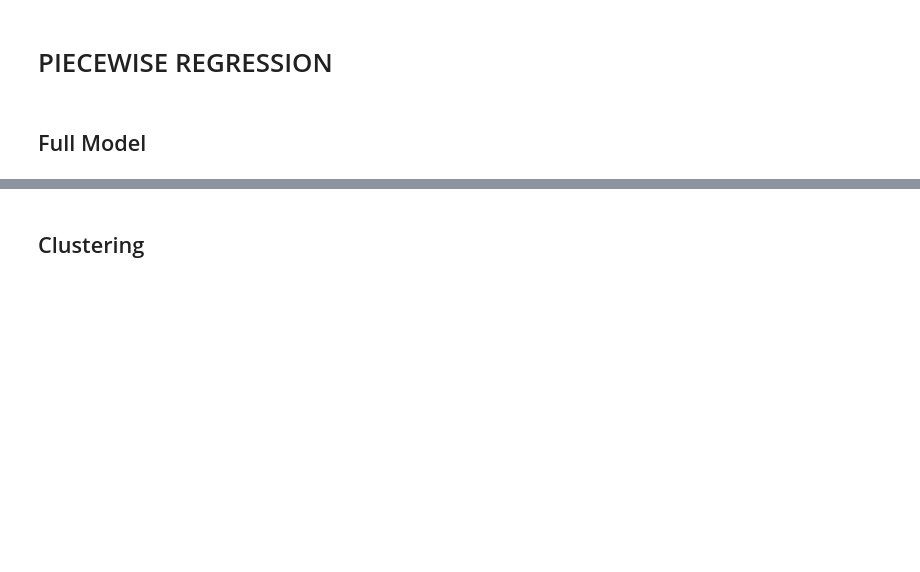
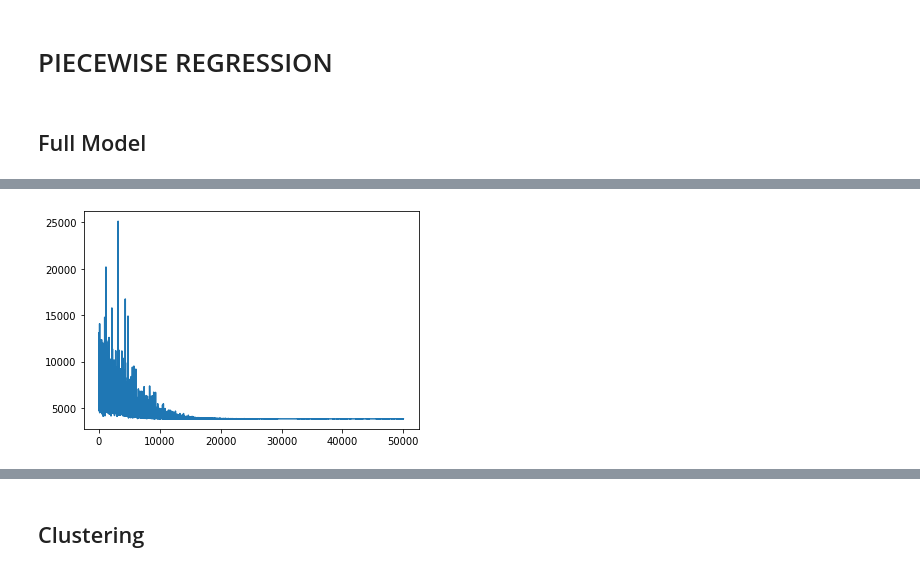
Before and after one commit to rcb2021/ET5003_SEM1_2021-2, a Jupyter notebook: ET5003_Etivity2_RayBeechinor_20201214.ipynb, the cells around one changed output, grey strips where cells are left out. Drawn from its saved outputs; the diff is of its cells as text; code cells hidden in the pictures; blank space fills up the shorter version.

```diff
--- a/ET5003_Etivity2_RayBeechinor_20201214.ipynb
+++ b/ET5003_Etivity2_RayBeechinor_20201214.ipynb
@@ -799,15 +776,40 @@ dfcost.describe()
 # assume not all of the features are informative or useful
 # in this exercise you could try all of them if possible
 
-featrain = ['feature_1','feature_2','feature_3','cost']
+featrain = ['latitude','longitude','surface','price']
 # dropna: remove missing values
 df_subset_train = dftrain[featrain].dropna(axis=0)
 
-featest = ['feature_1','feature_2','feature_3']
+featest = ['latitude','longitude','surface']
 df_subset_test  =  dftest[featest].dropna(axis=0)
 
 # cost
-df_cost = df_cost[df_cost.index.isin(df_subset_test.index)]
+dfcost = dfcost[dfcost.index.isin(df_subset_test.index)]
+# %%
+# train set, input columns
+Xs_train = df_subset_train.iloc[:,0:-1].values
+# train set, output column, cost
+ys_train = df_subset_train.iloc[:,-1].values.reshape(-1,1)
+
+# test set, input columns
+Xs_test = df_subset_test.iloc[:,0:].values
+# test set, output column, cost
+y_test = dfcost.Expected.values
+# %%
+# StandardScaler() will normalize the features i.e. each column of X,
+# so, each column/feature/variable will have μ = 0 and σ = 1
+sc = StandardScaler()
+
+Xss_train = np.hstack([Xs_train,Xs_train[:,[2]]**2])
+xscaler = sc.fit(Xss_train)
+Xn_train = xscaler.transform(Xss_train)
+
+Xss_test = np.hstack([Xs_test,Xs_test[:,[2]]**2])
+Xn_test = xscaler.transform(Xss_test)
+
+ylog = np.log(ys_train.astype('float'))
+yscaler = StandardScaler().fit(ylog)
+yn_train = yscaler.transform(ylog)
 # %%
 # model
 with pm.Model() as model:
@@ -821,3 +823,14 @@ with pm.Model() as model:
     mu = alpha + pm.math.dot(beta, Xn_train.T)
     #likelihood, be sure that observed is a 1d vector
     like = pm.Normal('like', mu=mu, sigma=sigma, observed=yn_train[:,0])
+# %%
+#number of iterations of the algorithms
+iter = 50000
+
+# run the model
+with model:
+    approximation = pm.fit(iter,method='advi')
+
+# check the convergence
+plt.plot(approximation.hist);
+# %% [output]
@@ -823,0 +840 @@ with pm.Model() as model:
+[figure, added]
```
Also changed, not shown: parts of 47 cells of this notebook.
